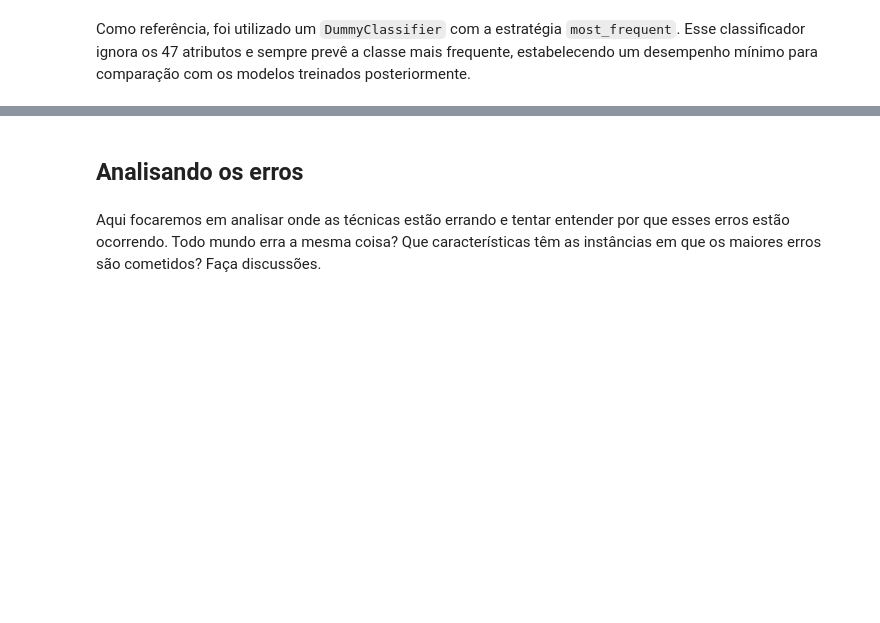
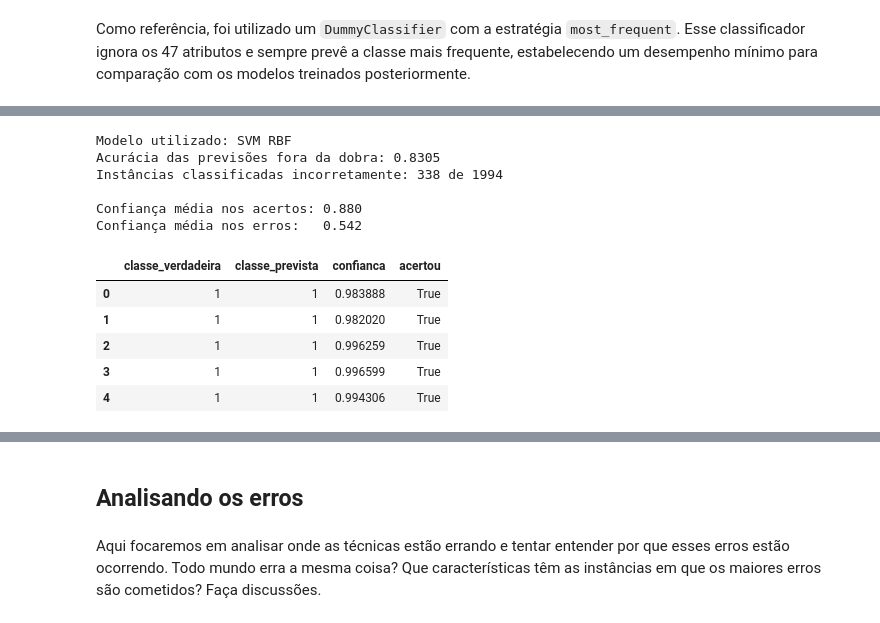
Before and after one commit to GabrielNegreiro28/aprendizado-de-maquina, a Jupyter notebook: Projeto_2_-_AM_zernike.ipynb, the cells around one changed output, grey strips where cells are left out. Saved outputs shown, nothing was run; the diff lists cells and outputs as text; code cells hidden in the pictures; blank space fills up the shorter version.

```diff
--- a/Projeto_2_-_AM_zernike.ipynb
+++ b/Projeto_2_-_AM_zernike.ipynb
@@ -321,0 +657,10 @@ O `DummyClassifier` obteve acurácia de aproximadamente 0,100 e F1 macro de apro
+# %%
+# Organiza o desempenho de cada modelo em cada uma das dez dobras externas
+desempenho = {}
+
+for chave in metricas:
+    desempenho[chave] = pd.DataFrame({nome: r["test_" + chave] for nome, r in resultados.items()})
+
+# Acurácia obtida por cada modelo em cada dobra
+print("Acurácia por dobra externa:")
+print(desempenho["acuracia"].round(4))
@@ -321,0 +769,45 @@ O `DummyClassifier` obteve acurácia de aproximadamente 0,100 e F1 macro de apro
+# %%
+# Reaproveita os modelos ajustados em cada dobra para prever as instâncias que ficaram de fora
+resultado_melhor = resultados[melhor]
+
+previsoes = np.empty(len(y), dtype=int)
+probabilidades = np.zeros((len(y), y.nunique()))
+
+for (indices_treino, indices_teste), estimador in zip(cv_externa.split(X, y), resultado_melhor["estimator"]):
+    previsoes[indices_teste] = estimador.predict(X.iloc[indices_teste])
+    probabilidades[indices_teste] = estimador.predict_proba(X.iloc[indices_teste])
+
+# A confiança é a maior probabilidade atribuída pelo modelo à instância
+confianca = probabilidades.max(axis=1)
+acertou = previsoes == y.values
+
+print("Modelo utilizado:", melhor)
+print("Acurácia das previsões fora da dobra: {:.4f}".format(acertou.mean()))
+print("Instâncias classificadas incorretamente:", (~acertou).sum(), "de", len(y))
+
+print("\nConfiança média nos acertos: {:.3f}".format(confianca[acertou].mean()))
+print("Confiança média nos erros:   {:.3f}".format(confianca[~acertou].mean()))
+# %% [output]
+Modelo utilizado: SVM RBF
+Acurácia das previsões fora da dobra: 0.8305
+Instâncias classificadas incorretamente: 338 de 1994
+
+Confiança média nos acertos: 0.880
+Confiança média nos erros:   0.542
+# %%
+# Organiza as previsões em uma tabela para a análise de erros
+analise_erros = pd.DataFrame({
+    "classe_verdadeira": y,
+    "classe_prevista": previsoes,
+    "confianca": confianca,
+    "acertou": acertou
+})
+
+analise_erros.head()
+# %% [output]
+|  | classe_verdadeira | classe_prevista | confianca | acertou |
+| 0 | 1 | 1 | 0.983888 | True |
+| 1 | 1 | 1 | 0.982020 | True |
+| 2 | 1 | 1 | 0.996259 | True |
+| 3 | 1 | 1 | 0.996599 | True |
+| 4 | 1 | 1 | 0.994306 | True |
```
Also changed, not shown: parts of 42 cells of this notebook.
